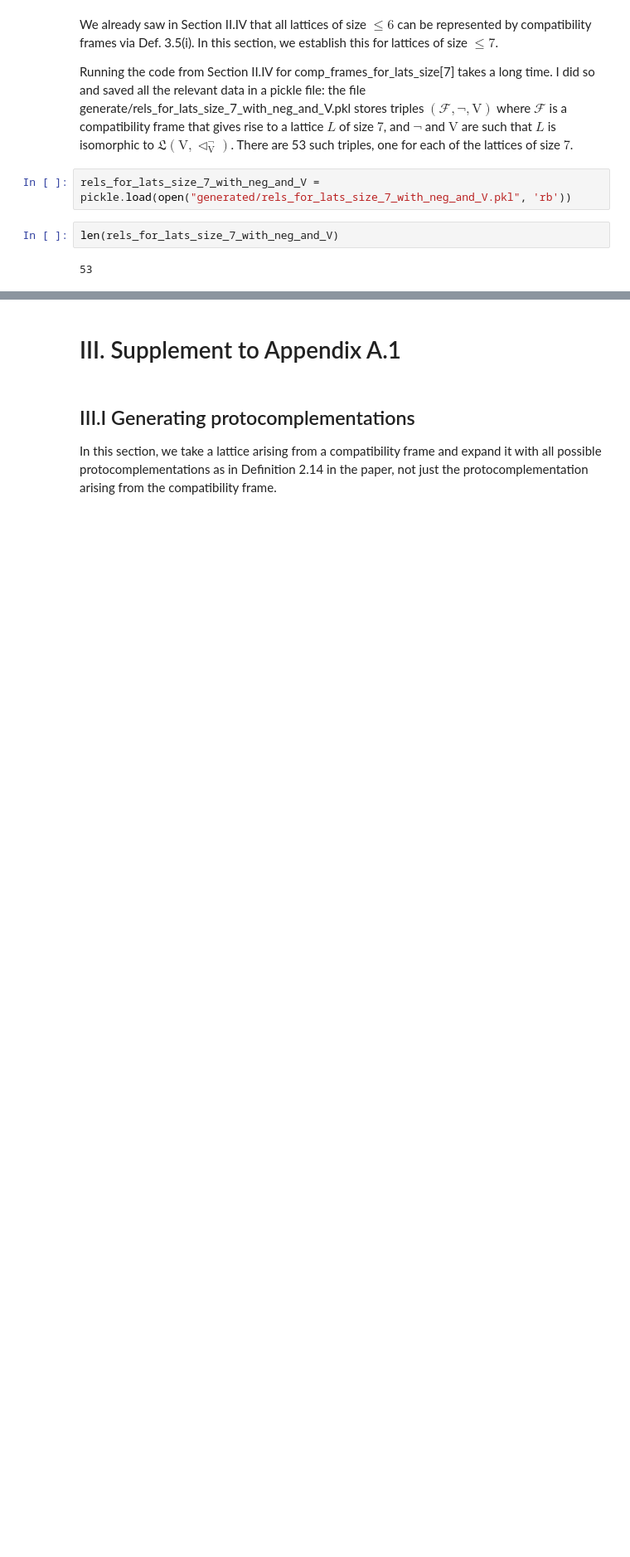
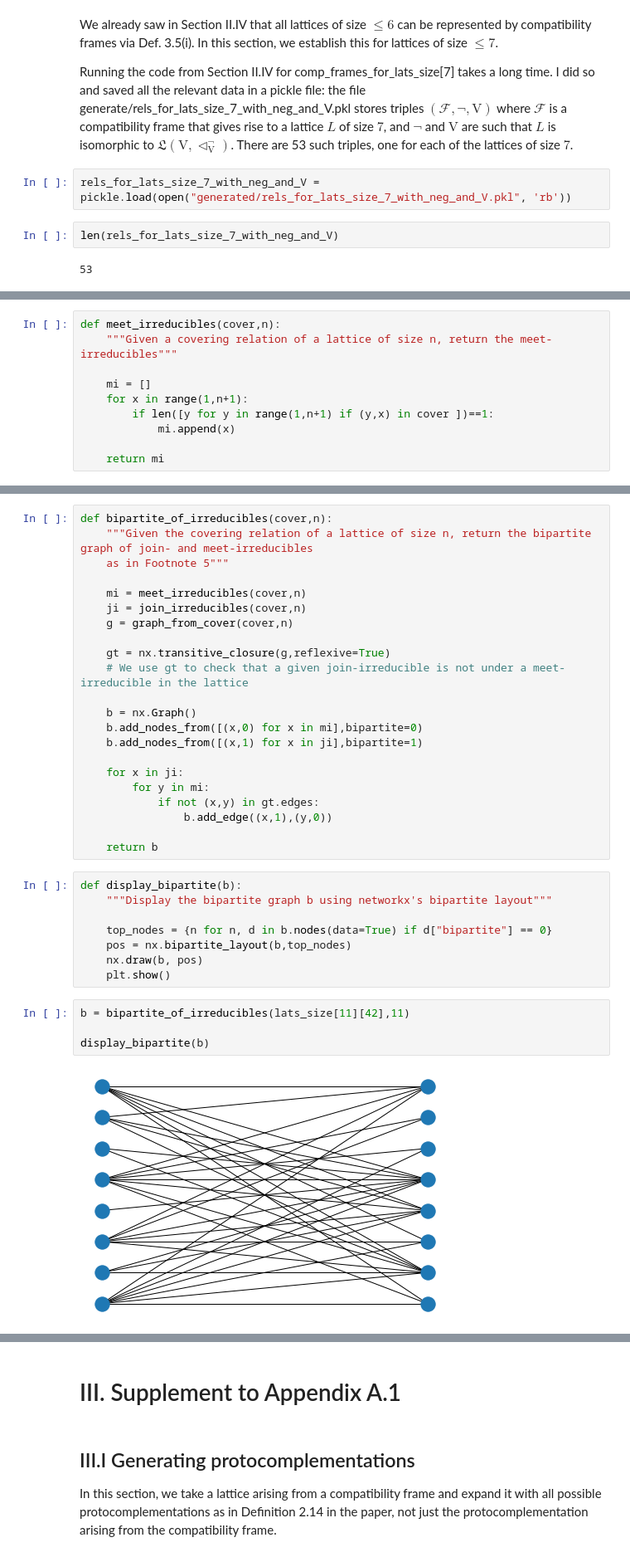
Before and after one commit to wesholliday/compat-frames, a Jupyter notebook: compat-frames.ipynb, the cells around one changed output, grey strips where cells are left out. Shown at 83% size. Saved outputs shown, nothing was run; the diff lists cells and outputs as text; blank space fills up the shorter version.

```diff
--- a/compat-frames.ipynb
+++ b/compat-frames.ipynb
@@ -1546,0 +1630,10 @@ Lattice of fixpoints: [(), (0, 1, 2, 3, 4), (1,), (0, 2), (1, 3), (0, 1, 2), (0,
+# %%
+def meet_irreducibles(cover,n):
+    """Given a covering relation of a lattice of size n, return the meet-irreducibles"""
+
+    mi = []
+    for x in range(1,n+1):
+        if len([y for y in range(1,n+1) if (y,x) in cover ])==1:
+            mi.append(x)
+
+    return mi
@@ -1546,0 +1652,36 @@ Lattice of fixpoints: [(), (0, 1, 2, 3, 4), (1,), (0, 2), (1, 3), (0, 1, 2), (0,
+# %%
+def bipartite_of_irreducibles(cover,n):
+    """Given the covering relation of a lattice of size n, return the bipartite graph of join- and meet-irreducibles
+    as in Footnote 5"""
+
+    mi = meet_irreducibles(cover,n)
+    ji = join_irreducibles(cover,n)
+    g = graph_from_cover(cover,n)
+
+    gt = nx.transitive_closure(g,reflexive=True)
+    # We use gt to check that a given join-irreducible is not under a meet-irreducible in the lattice
+
+    b = nx.Graph()
+    b.add_nodes_from([(x,0) for x in mi],bipartite=0)
+    b.add_nodes_from([(x,1) for x in ji],bipartite=1)
+
+    for x in ji:
+        for y in mi:
+            if not (x,y) in gt.edges:
+                b.add_edge((x,1),(y,0))
+
+    return b
+# %%
+def display_bipartite(b):
+    """Display the bipartite graph b using networkx's bipartite layout"""
+
+    top_nodes = {n for n, d in b.nodes(data=True) if d["bipartite"] == 0}
+    pos = nx.bipartite_layout(b,top_nodes)
+    nx.draw(b, pos)
+    plt.show()
+# %%
+b = bipartite_of_irreducibles(lats_size[11][42],11)
+
+display_bipartite(b)
+# %% [output]
+[figure, added]
```
Also changed, not shown: parts of 36 cells of this notebook, 11 other files.
